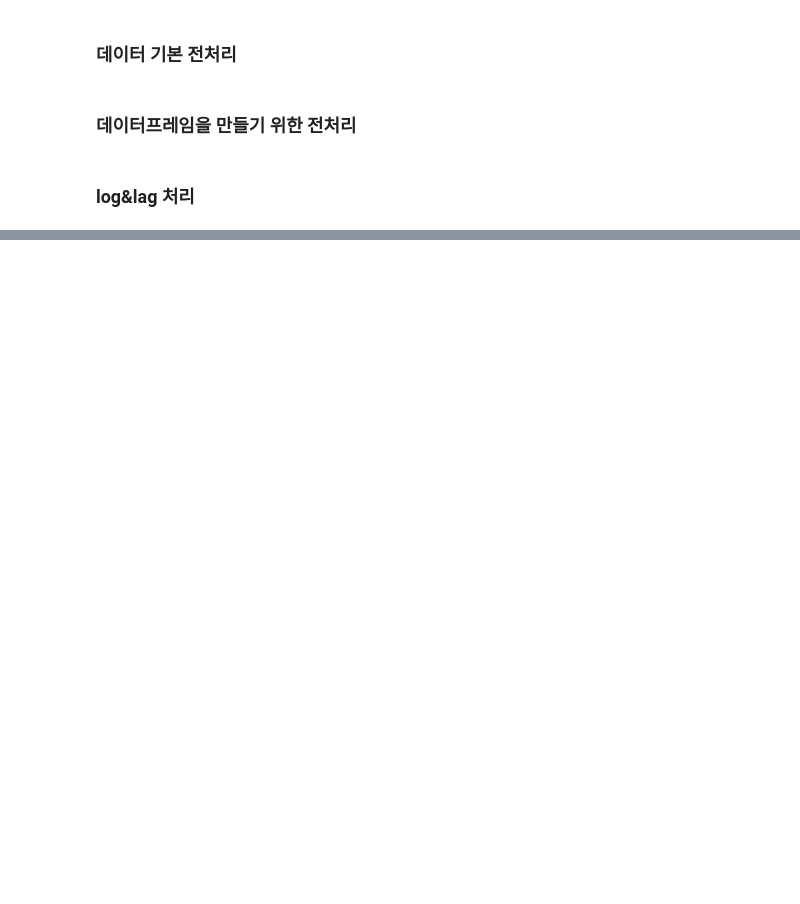
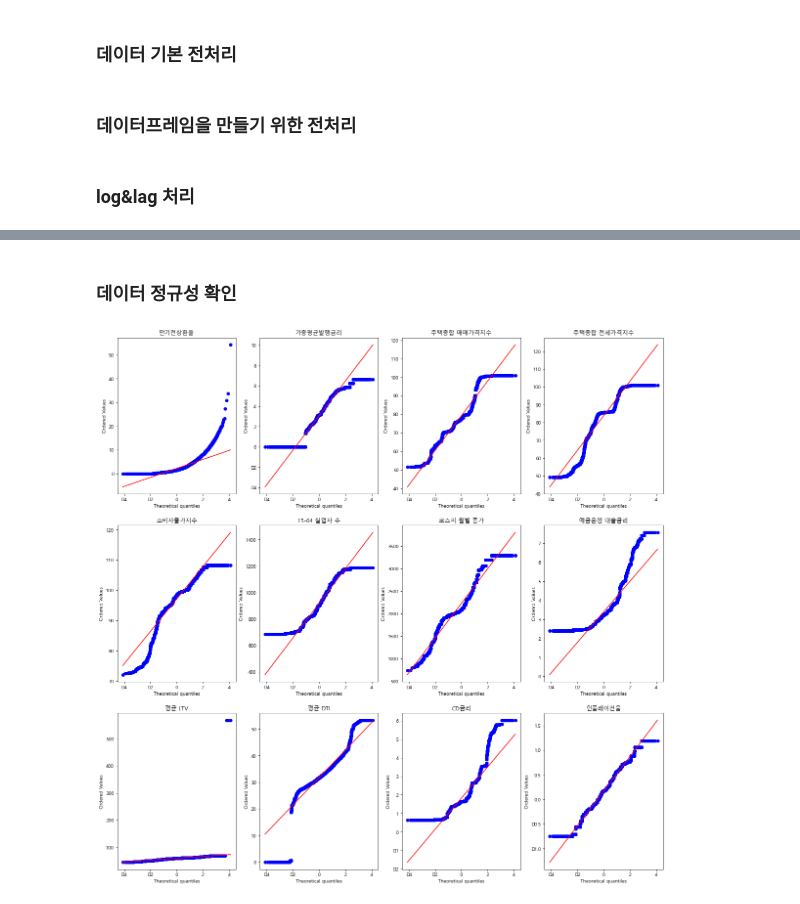
Before and after one commit to xxuvny/Project1_human, a Jupyter notebook: 01_데이터 전처리.ipynb, the cells around one changed output, grey strips where cells are left out. Drawn from its saved outputs; the diff is of its cells as text; code cells hidden in the pictures; blank space fills up the shorter version.

```diff
--- a/01_데이터 전처리.ipynb
+++ b/01_데이터 전처리.ipynb
@@ -306,0 +316,38 @@ data_a.to_csv("./datasets/data_after/전처리_최종_V3_loglag.csv", encoding="
+# %% [markdown]
+### 데이터 정규성 확인
+# %%
+# 원본 데이터
+from matplotlib.pyplot import imread
+import matplotlib.pyplot as plt
+from scipy import stats
+
+fig, axes = plt.subplots(3, 4)
+fig.set_size_inches((20,20))
+plt.rc('font', family='Malgun Gothic') ## 한글 깨짐 설정
+
+stats.probplot(data["만기전상환율"], dist=stats.norm, plot=axes[0,0])
+axes[0,0].title.set_text("만기전상환율")
+stats.probplot(data["가중평균발행금리"], dist=stats.norm, plot=axes[0,1])
+axes[0,1].title.set_text("가중평균발행금리")
+stats.probplot(data["주택종합 매매가격지수"], dist=stats.norm, plot=axes[0,2])
+axes[0,2].title.set_text("주택종합 매매가격지수")
+stats.probplot(data["주택종합 전세가격지수"], dist=stats.norm, plot=axes[0,3])
+axes[0,3].title.set_text("주택종합 전세가격지수")
+stats.probplot(data["소비자물가지수"], dist=stats.norm, plot=axes[1,0])
+axes[1,0].title.set_text("소비자물가지수")
+stats.probplot(data["15-64 실업자 수"], dist=stats.norm, plot=axes[1,1])
+axes[1,1].title.set_text("15-64 실업자 수")
+stats.probplot(data["코스피 월별 종가"], dist=stats.norm, plot=axes[1,2])
+axes[1,2].title.set_text("코스피 월별 종가")
+stats.probplot(data["예금은행 대출금리"], dist=stats.norm, plot=axes[1,3])
+axes[1,3].title.set_text("예금은행 대출금리")
+stats.probplot(data["평균 LTV"], dist=stats.norm, plot=axes[2,0])
+axes[2,0].title.set_text("평균 LTV")
+stats.probplot(data["평균 DTI"], dist=stats.norm, plot=axes[2,1])
+axes[2,1].title.set_text("평균 DTI")
+stats.probplot(data["CD금리"], dist=stats.norm, plot=axes[2,2])
+axes[2,2].title.set_text("CD금리")
+stats.probplot(data["인플레이션율"], dist=stats.norm, plot=axes[2,3])
+axes[2,3].title.set_text("인플레이션율")
+# %% [output]
+[figure, added]
```
Also changed, not shown: parts of 3 cells of this notebook, 4 other files.
